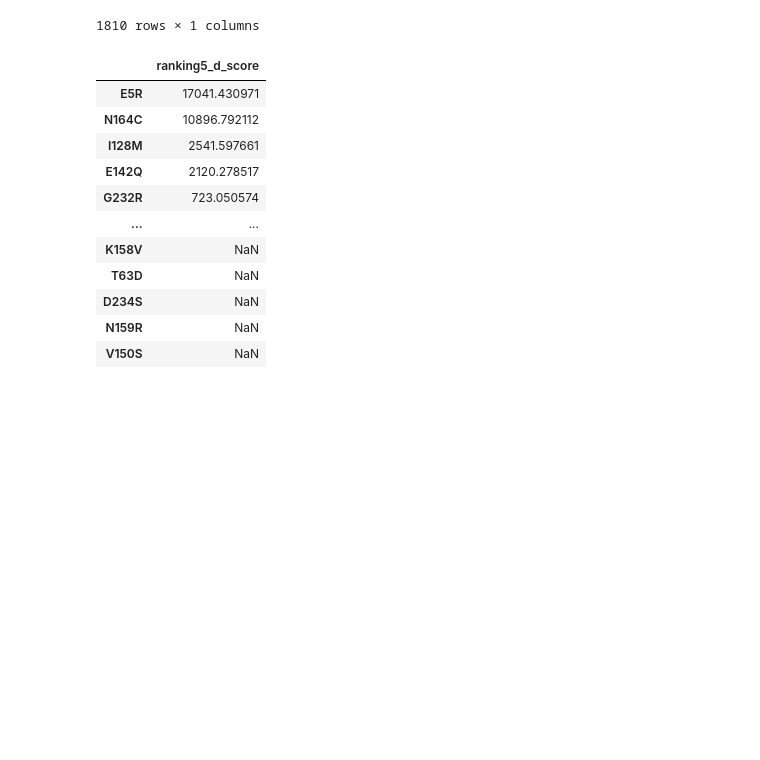
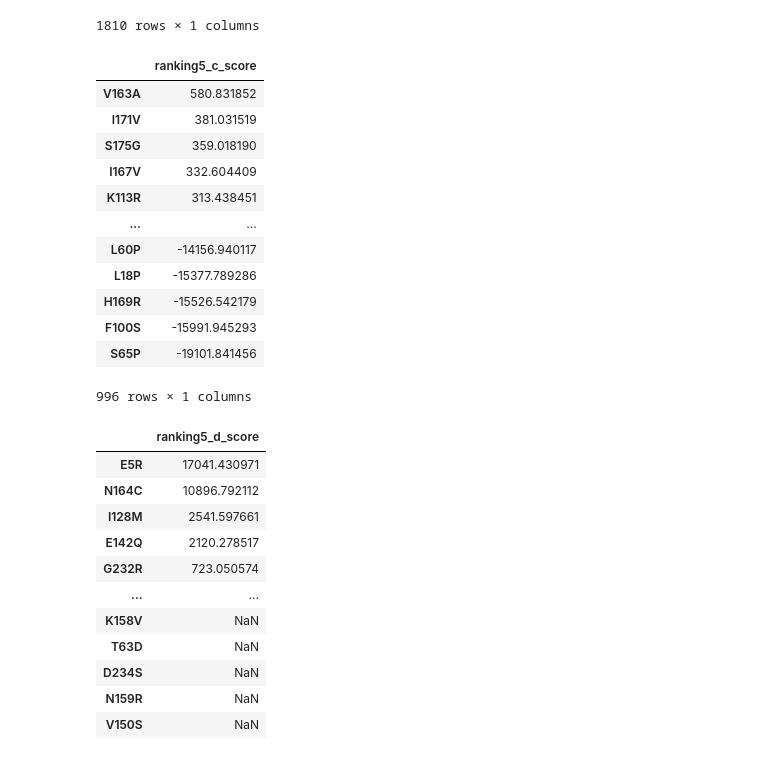
Before and after one commit to datascience-mobi-2023/topic02_team03, a Jupyter notebook: Epistasis Analysis/Rankings/jupyter notebooks/unweighted rankings .ipynb, the cells around one changed output. Cells and saved outputs as stored; diff of their text form; code cells hidden in the pictures; blank space fills up the shorter version.

```diff
--- a/Epistasis Analysis/Rankings/jupyter notebooks/unweighted rankings .ipynb
+++ b/Epistasis Analysis/Rankings/jupyter notebooks/unweighted rankings .ipynb
@@ -650,3 +653,28 @@ ranking5_c
 | N159R | NaN |
 | V150S | NaN |
 1810 rows × 1 columns
+# %%
+list_ranking5_c = []
+for i in all_possible_mutations:
+    if df_wie_oft_muts_insg.loc[i].values[0] > 20:
+        score_ranking5_c = (all_differences_means.loc[i].values[0]) * df_wie_oft_muts_insg.loc[i].values[0] / (mean_variances_per_mutations.loc[i].values[0])
+        list_ranking5_c.append(score_ranking5_c)
+
+ranking5_unsorted_c = pd.DataFrame(list_ranking5_c, index=[m for m in all_possible_mutations if df_wie_oft_muts_insg.loc[m].values[0] > 20], columns=['ranking5_c_score'])
+ranking5_c = ranking5_unsorted_c.sort_values(by='ranking5_c_score', ascending=False)
+
+ranking5_c
+# %% [output]
+|  | ranking5_c_score |
+| V163A | 580.831852 |
+| I171V | 381.031519 |
+| S175G | 359.018190 |
+| I167V | 332.604409 |
+| K113R | 313.438451 |
+| ... | ... |
+| L60P | -14156.940117 |
+| L18P | -15377.789286 |
+| H169R | -15526.542179 |
+| F100S | -15991.945293 |
+| S65P | -19101.841456 |
+996 rows × 1 columns
```
Also changed, not shown: parts of 3 cells of this notebook, 7 other files.
